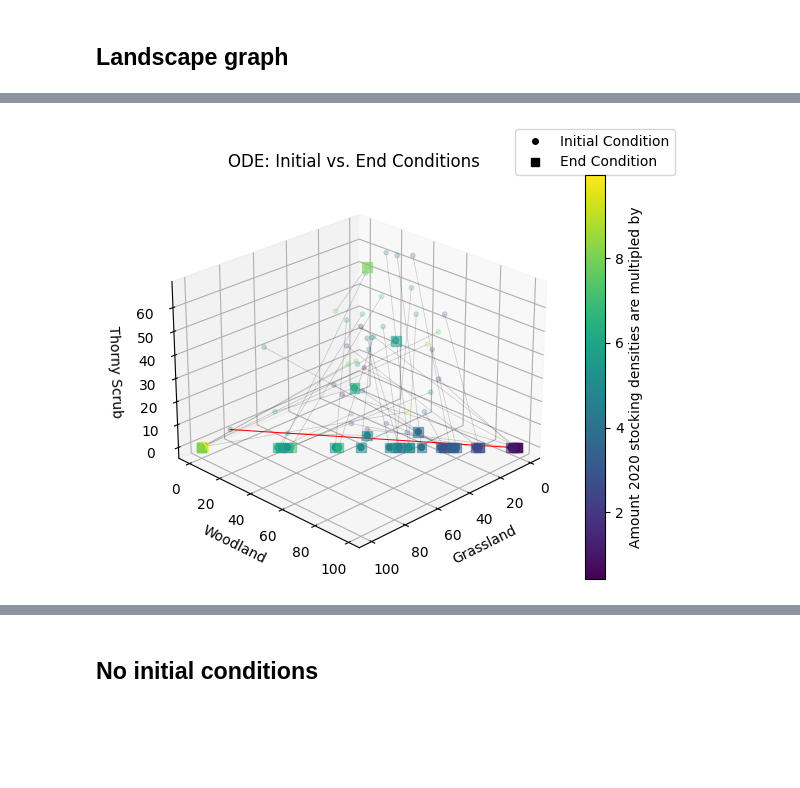
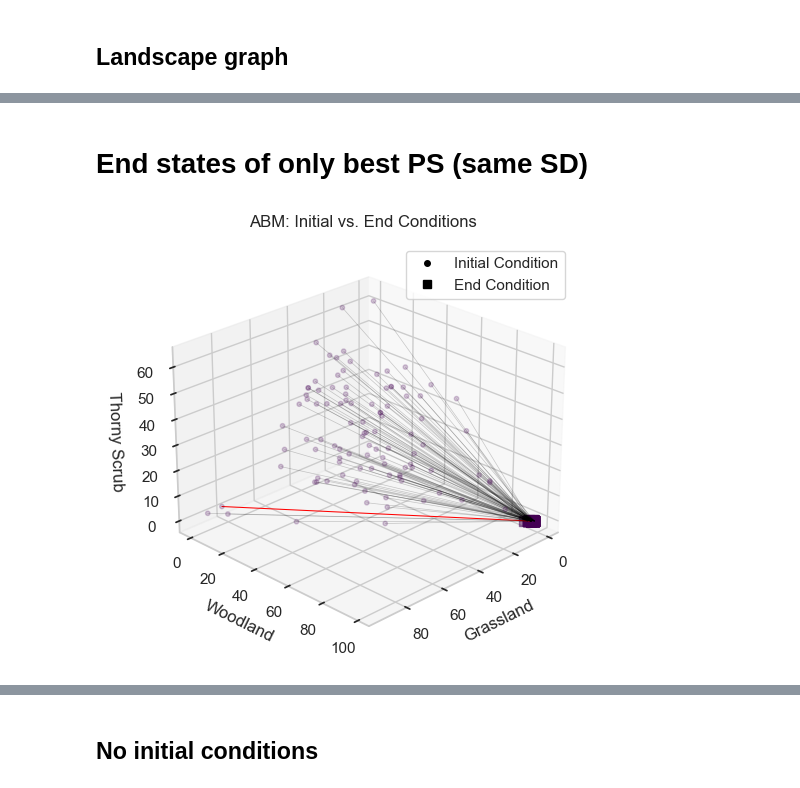
Before and after one commit to emjneil/rewilding_resilience, a Jupyter notebook: graphing_landscape_abm.ipynb, the cells around one changed output, grey strips where cells are left out. Cells and saved outputs as stored; diff of their text form; code cells hidden in the pictures; blank space fills up the shorter version.

```diff
--- a/graphing_landscape_abm.ipynb
+++ b/graphing_landscape_abm.ipynb
@@ -44,7 +57,7 @@ fig.tight_layout()
 # %% [markdown]
 ## What is the landscape of the top 100 runs (same initial conditions)?
 # %%
-all_runs = pd.read_csv('abm_final_results_all_GA_outputs_combined.csv').drop(['Unnamed: 0'], axis=1).reset_index(drop=True)
+all_runs = pd.read_csv('abm_final_results_accepted_timeseries.csv').drop(['Unnamed: 0'], axis=1).reset_index(drop=True)
 # %%
 final_df = {}
 
@@ -175,13 +343,9 @@ plt.show()
+# %% [markdown]
+# End states of only best PS (same SD)
+# %%
+# # or look at this one for best PS only (same stocking densities, changed initial condits)
+df_best = pd.read_csv('resilience_landscape_bestPS_changeinitialcondit.csv').drop(['Unnamed: 0'], axis=1)
 # %%
-# open the file
-df1 = pd.read_csv('resilience_landscape_1_wood.csv').drop(['Unnamed: 0'], axis=1)
-df2 = pd.read_csv('resilience_landscape_2_wood.csv').drop(['Unnamed: 0'], axis=1)
-# df3 = pd.read_csv('resilience_landscape_3_wood.csv').drop(['Unnamed: 0'], axis=1)
-df4 = pd.read_csv('resilience_landscape_4_wood.csv').drop(['Unnamed: 0'], axis=1)
-df5 = pd.read_csv('resilience_landscape_5_wood.csv').drop(['Unnamed: 0'], axis=1)
-
-df = pd.concat([df1, df2, df4, df5], axis=0).reset_index(drop=True)
-
 # Create 3D plot
 fig = plt.figure()
 ax = fig.add_subplot(111, projection='3d')
@@ -191,49 +355,46 @@ initial_marker = 'o'
 end_marker = 's'
 
 # Scatter plot for initial conditions
-initial_scatter = ax.scatter(df['Grassland Initial'], df['Woodland Initial'], df['Thorny Scrub Initial'],c=df['Stocking Density'], cmap=cm.viridis,  marker=initial_marker, s=10, alpha=0.2)
+initial_scatter = ax.scatter(df_best['Grassland Initial'], df_best['Woodland Initial'], df_best['Thorny Scrub Initial'],c=df_best['Stocking Density'], cmap=cm.viridis,  marker=initial_marker, s=10, alpha=0.2)
 
 # Scatter plot for end conditions
-end_scatter = ax.scatter(df['Grassland End'], df['Woodland End'], df['Thorny Scrub End'],  c=df['Stocking Density'], cmap=cm.viridis, marker=end_marker, s=50, alpha=0.5)
+end_scatter = ax.scatter(df_best['Grassland End'], df_best['Woodland End'], df_best['Thorny Scrub End'],  c=df_best['Stocking Density'], cmap=cm.viridis, marker=end_marker, s=50, alpha=0.5)
 
 
 # Connect points with lines - plot the "true" run as red:
-for i in range(len(df)):
-    if df['Run Number'][i] == 1.0:  # Selecting run number 1
+for i in range(len(df_best)):
+    if df_best['Run Number'][i] == 1.0:  # Selecting run number 1
 
-        ax.plot([df['Grassland Initial'][i], df['Grassland End'][i]],
-                [df['Woodland Initial'][i], df['Woodland End'][i]],
-                [df['Thorny Scrub Initial'][i], df['Thorny Scrub End'][i]], c='red', linewidth=0.75)
+        ax.plot([df_best['Grassland Initial'][i], df_best['Grassland End'][i]],
+                [df_best['Woodland Initial'][i], df_best['Woodland End'][i]],
+                [df_best['Thorny Scrub Initial'][i], df_best['Thorny Scrub End'][i]], c='red', linewidth=0.75)
     else:
-        ax.plot([df['Grassland Initial'][i], df['Grassland End'][i]],
-                [df['Woodland Initial'][i], df['Woodland End'][i]],
-                [df['Thorny Scrub Initial'][i], df['Thorny Scrub End'][i]], c='black', linewidth=0.5, alpha=0.2)
+        ax.plot([df_best['Grassland Initial'][i], df_best['Grassland End'][i]],
+                [df_best['Woodland Initial'][i], df_best['Woodland End'][i]],
+                [df_best['Thorny Scrub Initial'][i], df_best['Thorny Scrub End'][i]], c='black', linewidth=0.5, alpha=0.2)
 
 
 # Set labels
 ax.set_xlabel('Grassland')
 ax.set_ylabel('Woodland')
 ax.set_zlabel('Thorny Scrub')
 
 
 # Add legend for initial and end conditions
 legend_handles = [plt.Line2D([], [], color='black', marker=initial_marker, linestyle='None', markersize=4, label='Initial Condition'),
                                              plt.Line2D([], [], color='black', marker=end_marker, linestyle='None', markersize=6, label='End Condition')]
 
-ax.legend(handles=legend_handles, loc=[0.9,1])
-
-cbar = plt.colorbar(ax.scatter(df['Grassland End'], df['Woodland End'], df['Thorny Scrub End'],  c=df['Stocking Density'], cmap=cm.viridis))
-cbar.set_label('Amount 2020 stocking densities are multipled by')
+ax.legend(handles=legend_handles, loc=[0.6,0.85])
 
 
 # rotate view
 ax.view_init(25, 45)
 
-plt.title('ODE: Initial vs. End Conditions')
+plt.title('ABM: Initial vs. End Conditions')
 
 plt.tight_layout()
 
 # Show the plot
 plt.show()
 # %% [output]
-[figure, old version]
+[figure, new version]
```
Also changed, not shown: parts of 57 cells of this notebook, 21 other files.
